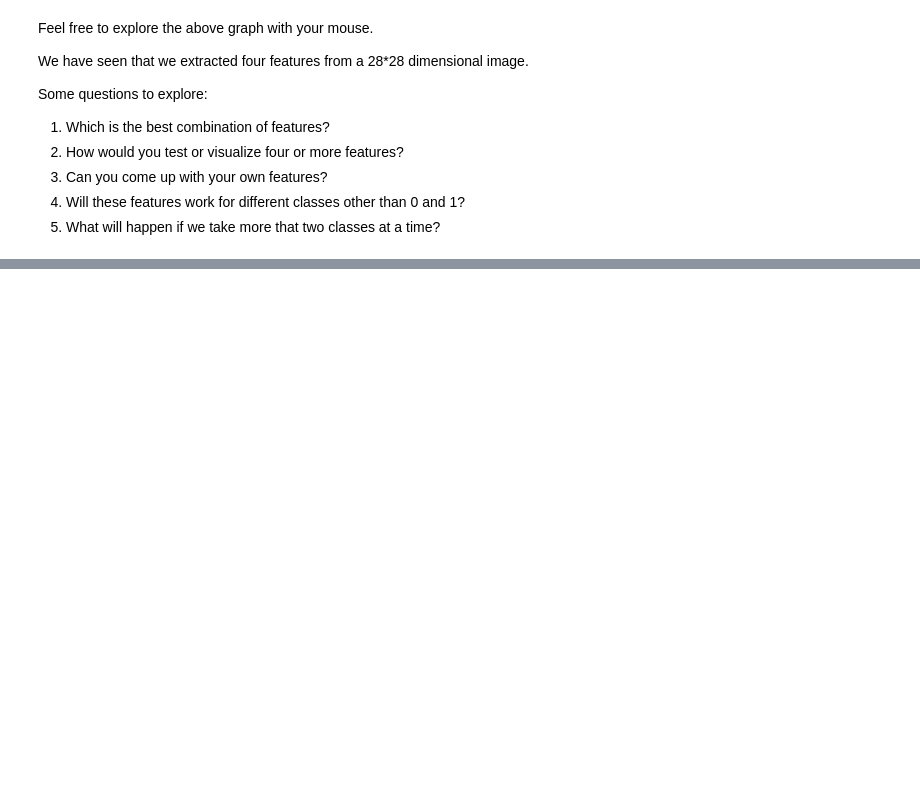
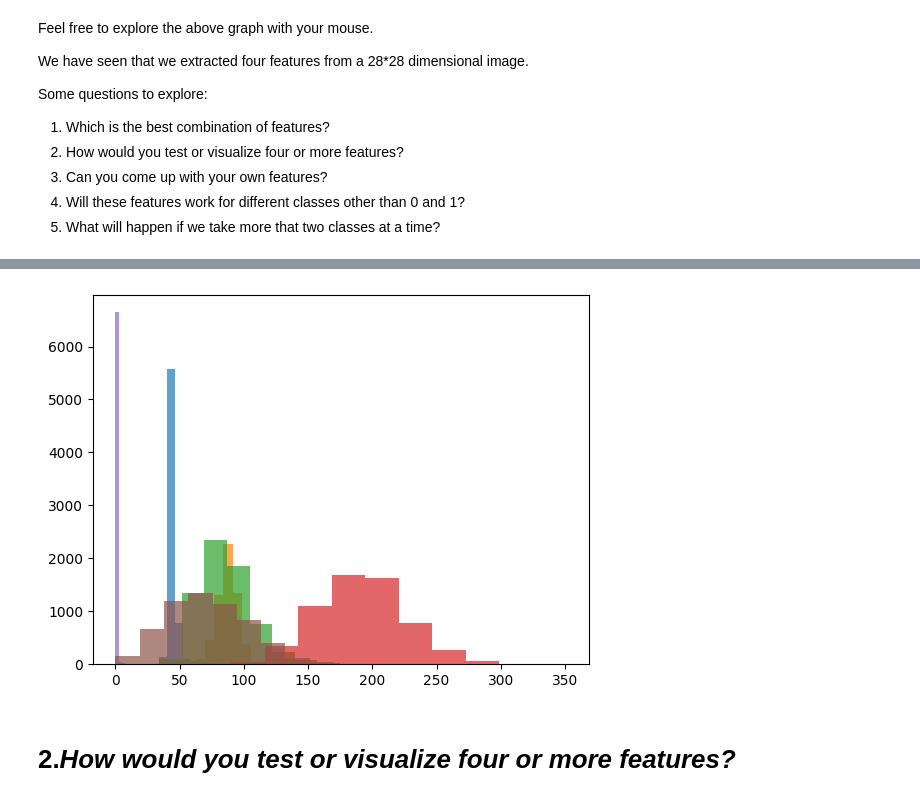
Before and after one commit to Pillapavan/FMML-assignments, a Jupyter notebook: Module_01_Lab_01_Features.ipynb, the cells around one changed output, grey strips where cells are left out. Cells and saved outputs as stored; diff of their text form; code cells hidden in the pictures; blank space fills up the shorter version.

```diff
--- a/Module_01_Lab_01_Features.ipynb
+++ b/Module_01_Lab_01_Features.ipynb
@@ -537,0 +591,19 @@ One-Hot Encoding: Each class is represented as a binary vector where only one el
+# %%
+bound1 = np.array([getBoundaryPixels(i).sum() for i in no1])
+bound0= np.array([getBoundaryPixels(i).sum() for i in no0])
+
+plt.hist(bound1, alpha=0.7);
+plt.hist(bound0, alpha=0.7);
+plt.hist(sum1, alpha=0.7);
+plt.hist(sum0, alpha=0.7);
+hole1 = np.array([getHolePixels(i).sum() for i in no1])
+hole0 = np.array([getHolePixels(i).sum() for i in no0])
+hole1 = np.array([getHolePixels(i).sum() for i in no1])
+hole0 = np.array([getHolePixels(i).sum() for i in no0])
+
+plt.hist(hole1, alpha=0.7);
+plt.hist(hole0, alpha=0.7);
+# %% [output]
+[figure, added]
+# %% [markdown]
+# 2.***How would you test or visualize four or more features?***
```
Also changed, not shown: parts of 52 cells of this notebook.
